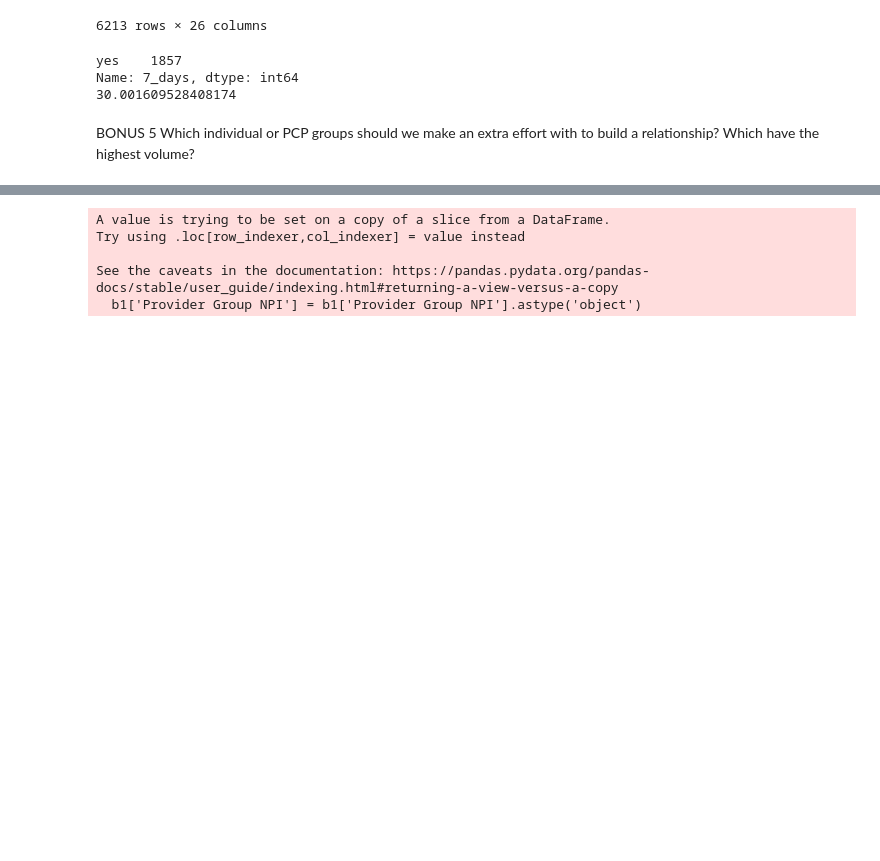
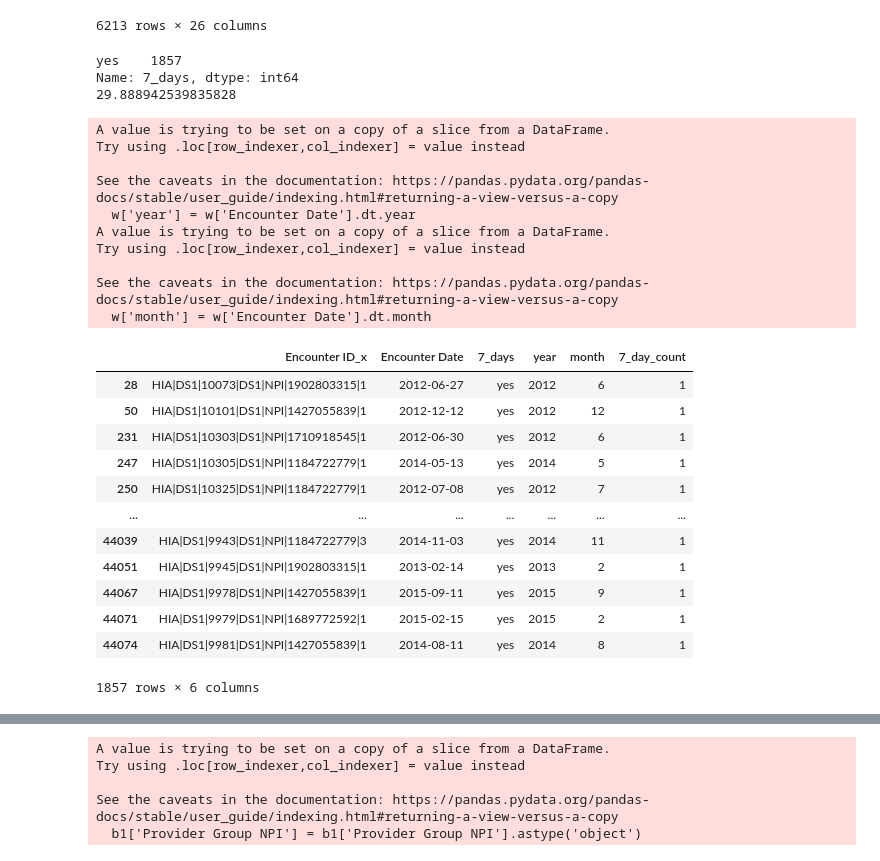
Before and after one commit to rghertel/hospital-readmission-not-koalas, a Jupyter notebook: data/hospital_notebook.ipynb, the cells around one changed output, grey strips where cells are left out. Cells and saved outputs as stored; diff of their text form; code cells hidden in the pictures; blank space fills up the shorter version.

```diff
--- a/data/hospital_notebook.ipynb
+++ b/data/hospital_notebook.ipynb
@@ -129,11 +130,36 @@ doc_7_day
 # 1864(doc visits) out of the total 6213(hospital visits). 30.00% went to their PCP within 7 days after the hospital discharge.
 
 print(doc_7_day['7_days'].value_counts())
-print(1864/6213*100)
+print(1857/6213*100)
 # %% [output]
 yes    1857
 Name: 7_days, dtype: int64
-30.001609528408174
+29.888942539835828
-# %% [markdown]
-BONUS 5
-Which individual or PCP groups should we make an extra effort with to build a relationship? Which have the highest volume?
+# %%
+w['year'] = w['Encounter Date'].dt.year
+w['month'] = w['Encounter Date'].dt.month
+w
+# %% [output]
+A value is trying to be set on a copy of a slice from a DataFrame.
+Try using .loc[row_indexer,col_indexer] = value instead
+
+See the caveats in the documentation: https://pandas.pydata.org/pandas-docs/stable/user_guide/indexing.html#returning-a-view-versus-a-copy
+  w['year'] = w['Encounter Date'].dt.year
+A value is trying to be set on a copy of a slice from a DataFrame.
+Try using .loc[row_indexer,col_indexer] = value instead
+
+See the caveats in the documentation: https://pandas.pydata.org/pandas-docs/stable/user_guide/indexing.html#returning-a-view-versus-a-copy
+  w['month'] = w['Encounter Date'].dt.month
+|  | Encounter ID_x | Encounter Date | 7_days | year | month | 7_day_count |
+| 28 | HIA|DS1|10073|DS1|NPI|1902803315|1 | 2012-06-27 | yes | 2012 | 6 | 1 |
+| 50 | HIA|DS1|10101|DS1|NPI|1427055839|1 | 2012-12-12 | yes | 2012 | 12 | 1 |
+| 231 | HIA|DS1|10303|DS1|NPI|1710918545|1 | 2012-06-30 | yes | 2012 | 6 | 1 |
+| 247 | HIA|DS1|10305|DS1|NPI|1184722779|1 | 2014-05-13 | yes | 2014 | 5 | 1 |
+| 250 | HIA|DS1|10325|DS1|NPI|1184722779|1 | 2012-07-08 | yes | 2012 | 7 | 1 |
+| ... | ... | ... | ... | ... | ... | ... |
+| 44039 | HIA|DS1|9943|DS1|NPI|1184722779|3 | 2014-11-03 | yes | 2014 | 11 | 1 |
+| 44051 | HIA|DS1|9945|DS1|NPI|1902803315|1 | 2013-02-14 | yes | 2013 | 2 | 1 |
+| 44067 | HIA|DS1|9978|DS1|NPI|1427055839|1 | 2015-09-11 | yes | 2015 | 9 | 1 |
+| 44071 | HIA|DS1|9979|DS1|NPI|1689772592|1 | 2015-02-15 | yes | 2015 | 2 | 1 |
+| 44074 | HIA|DS1|9981|DS1|NPI|1427055839|1 | 2014-08-11 | yes | 2014 | 8 | 1 |
+1857 rows × 6 columns
```
Also changed, not shown: parts of 7 cells of this notebook.
